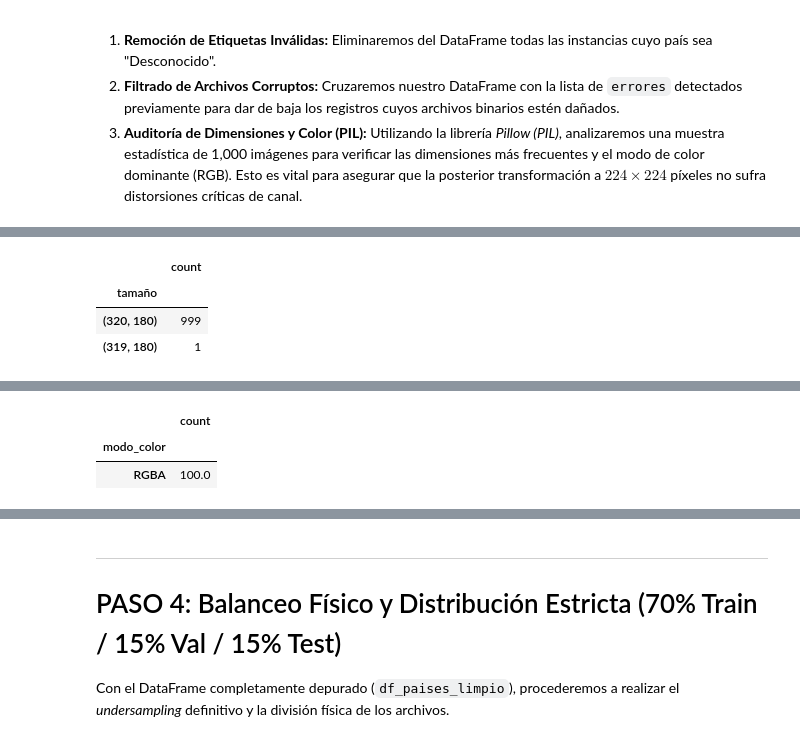
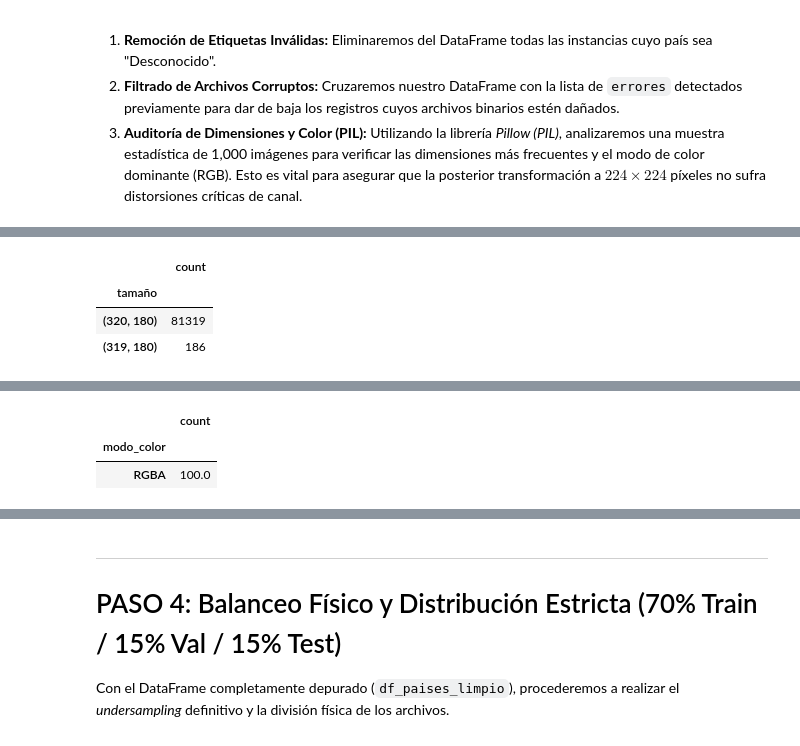
Before and after one commit to cemi201913/Modelo-Predictivo-Paises, a Jupyter notebook: GeoGessr.ipynb, the cells around one changed output, grey strips where cells are left out. Cells and saved outputs as stored; diff of their text form; code cells hidden in the pictures.

```diff
--- a/GeoGessr.ipynb
+++ b/GeoGessr.ipynb
@@ -256,46 +324,60 @@ print(f"Imágenes sin país asignado encontradas: {desconocidas}")
 df_paises_limpio = df_paises[df_paises["pais"] != "Desconocido"].copy()
 print(f"Imágenes después de eliminar desconocidas: {len(df_paises_limpio):,}")
 
+# ==============================================================================
+# 2. DETECCIÓN Y ELIMINACIÓN DE IMÁGENES CORRUPTAS
+# ==============================================================================
+
+# Las imágenes se verifican mediante PIL para comprobar que pueden abrirse
+# correctamente antes del entrenamiento del modelo.
+print("🧹 Comprobando imágenes corruptas del dataset completo...")
+
+errores = []
+
+for imagen in tqdm(df_paises_limpio["imagen"], desc="Verificando imágenes"):
+    ruta_imagen = os.path.join(folder_path, imagen)
+
+    try:
+        with Image.open(ruta_imagen) as img:
+            img.verify()
+
+    except Exception:
+        errores.append(imagen)
+
+print("\n" + "="*50)
+print("📊 RESULTADO DE LA COMPROBACIÓN")
+print("="*50)
+print(f"Imágenes analizadas: {len(df_paises_limpio):,}")
+print(f"Imágenes corruptas encontradas: {len(errores)}")
+
+# Eliminación de imágenes corruptas
+df_paises_limpio = df_paises_limpio[
+    ~df_paises_limpio["imagen"].isin(errores)
+].copy()
+
+print(f"Imágenes después de eliminar corruptas: {len(df_paises_limpio):,}")
 
 # ==============================================================================
-# 2. ELIMINACIÓN DE IMÁGENES CORRUPTAS
+# 3. COMPROBACIÓN DE TAMAÑOS Y MODOS DE COLOR
 # ==============================================================================
-print("\n🧹 Eliminando imágenes corruptas detectadas en la exploración...")
 
-# Salvaguarda: si la lista 'errores' no existe en el entorno, la inicializamos vacía
-if 'errores' not in locals() and 'errores' not in globals():
-    errores = []
-
-# Eliminamos del dataframe las imágenes que aparecen en la lista errores
-df_paises_limpio = df_paises_limpio[~df_paises_limpio["imagen"].isin(errores)]
-
-print(f"Imágenes eliminadas: {len(errores)}")
-print(f"Imágenes después de eliminar corruptas: {len(df_paises_limpio):,}")
-
-
-# ==============================================================================
-# 3. COMPROBACIÓN DE TAMAÑOS Y MODOS DE COLOR (MUESTRA PIL)
-# ==============================================================================
-print("\n📏 Analizando tamaños de imágenes...")
+print("\n📏 Analizando tamaños y modos de color de todas las imágenes...")
 
 tamanos = []
 modos = []
 
-# Analizamos una muestra aleatoria de hasta 1000 imágenes para optimizar el tiempo
-muestra_imagenes = df_paises_limpio["imagen"].sample(
-    min(1000, len(df_paises_limpio)),
-    random_state=42
-)
+# Analizamos todas las imágenes después de la limpieza
+imagenes_a_analizar = df_paises_limpio["imagen"]
 
-print(f"Imágenes analizadas en la muestra: {len(muestra_imagenes)}")
+print(f"Imágenes analizadas: {len(imagenes_a_analizar):,}")
 
-for imagen in tqdm(muestra_imagenes, desc="Analizando archivos PIL"):
+for imagen in tqdm(imagenes_a_analizar, desc="Analizando archivos PIL"):
     ruta_imagen = os.path.join(folder_path, imagen)
     try:
         with Image.open(ruta_imagen) as img:
             tamanos.append(img.size)
             modos.append(img.mode)
-    except:
+    except Exception:
         pass
 
 # Crear tabla resumen de características
@@ -304,16 +386,24 @@ df_caracteristicas = pd.DataFrame({
     "modo_color": modos
 })
 
+# ==============================================================================
+# RESULTADOS DEL ANÁLISIS
+# ==============================================================================
+
 print("\n📊 Tamaños más frecuentes:")
 display(df_caracteristicas["tamaño"].value_counts().head(10))
 
-print("\n🎨 Modos de color:")
+print(f"\nNúmero de tamaños diferentes encontrados: {df_caracteristicas['tamaño'].nunique()}")
+
+print("\n🎨 Modos de color encontrados:")
 formatos_color = df_caracteristicas["modo_color"].value_counts()
 display(formatos_color)
 
-print("\n🎨 Porcentajes de color:")
+print("\n🎨 Porcentaje de cada modo de color:")
 porcentaje_color = (formatos_color / len(df_caracteristicas) * 100)
 display(porcentaje_color.round(2))
+
+print(f"\nModos de color diferentes encontrados: {df_caracteristicas['modo_color'].unique()}")
 # %% [output]
 🔍 Comprobando imágenes sin país asignado...
 Imágenes sin país asignado encontradas: 0
@@ -329,4 +422,4 @@ Imágenes analizadas en la muestra: 1000
 |  | count |
 | tamaño |  |
-| (320, 180) | 999 |
-| (319, 180) | 1 |
+| (320, 180) | 81319 |
+| (319, 180) | 186 |
```
Also changed, not shown: parts of 7 cells of this notebook.
